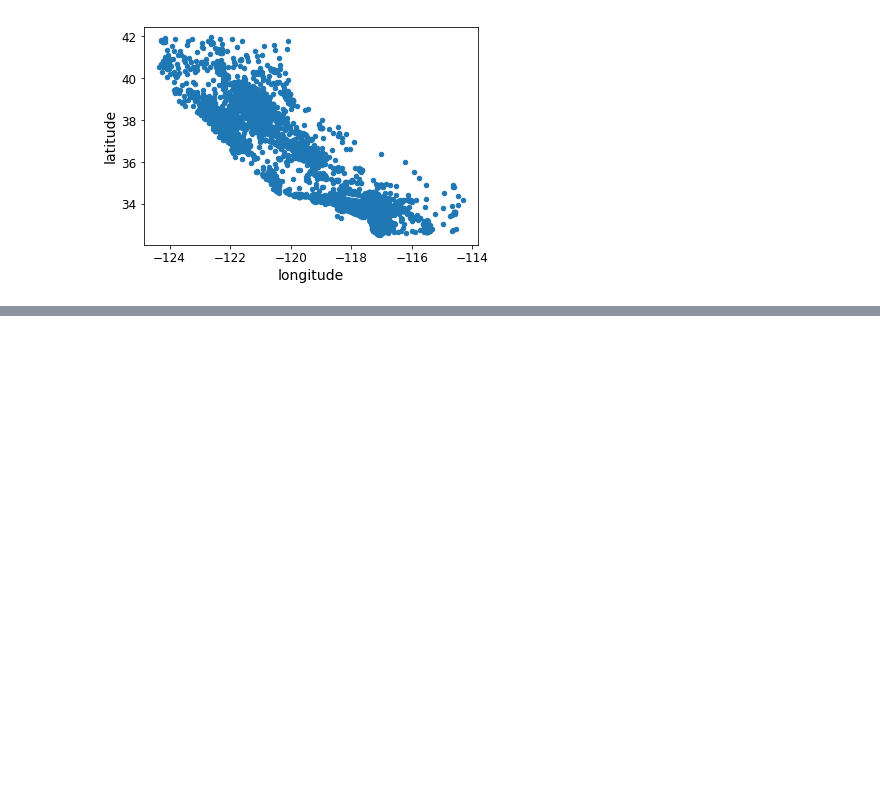
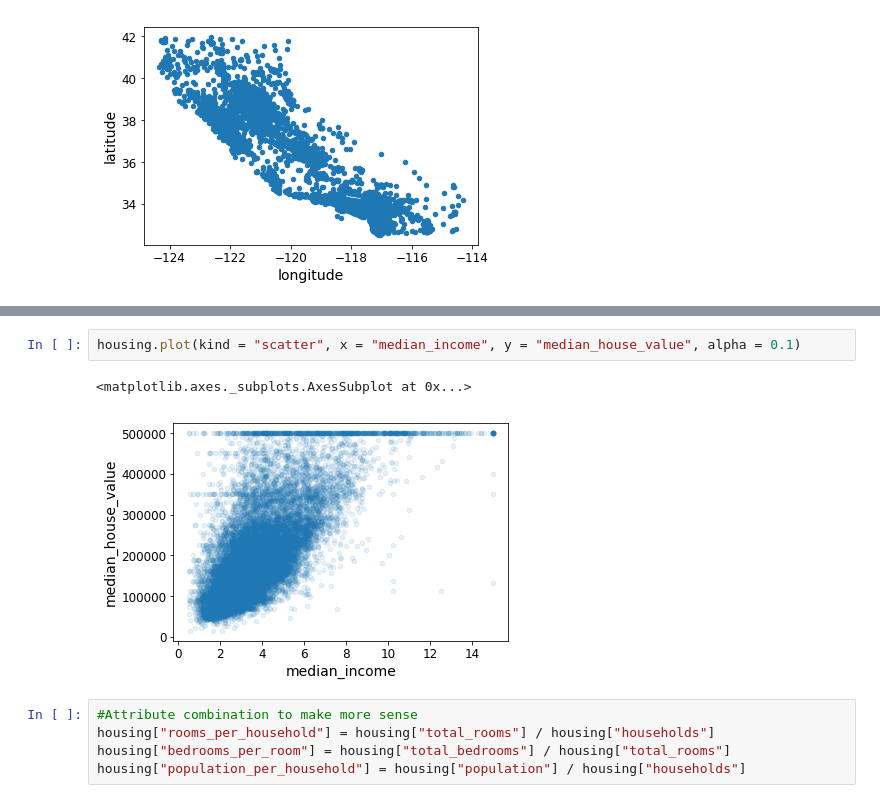
Before and after one commit to jomcdon/First_ML_Project, a Jupyter notebook: MLE2E1.ipynb, the cells around one changed output, grey strips where cells are left out. Drawn from its saved outputs; the diff is of its cells as text; blank space fills up the shorter version.

```diff
--- a/MLE2E1.ipynb
+++ b/MLE2E1.ipynb
@@ -191,0 +242,10 @@ housing.plot(kind = "scatter", x = "longitude", y = "latitude")
+# %%
+housing.plot(kind = "scatter", x = "median_income", y = "median_house_value", alpha = 0.1)
+# %% [output]
+<matplotlib.axes._subplots.AxesSubplot at 0x...>
+[figure, added]
+# %%
+#Attribute combination to make more sense
+housing["rooms_per_household"] = housing["total_rooms"] / housing["households"]
+housing["bedrooms_per_room"] = housing["total_bedrooms"] / housing["total_rooms"]
+housing["population_per_household"] = housing["population"] / housing["households"]
```
Also changed, not shown: parts of 19 cells of this notebook.
